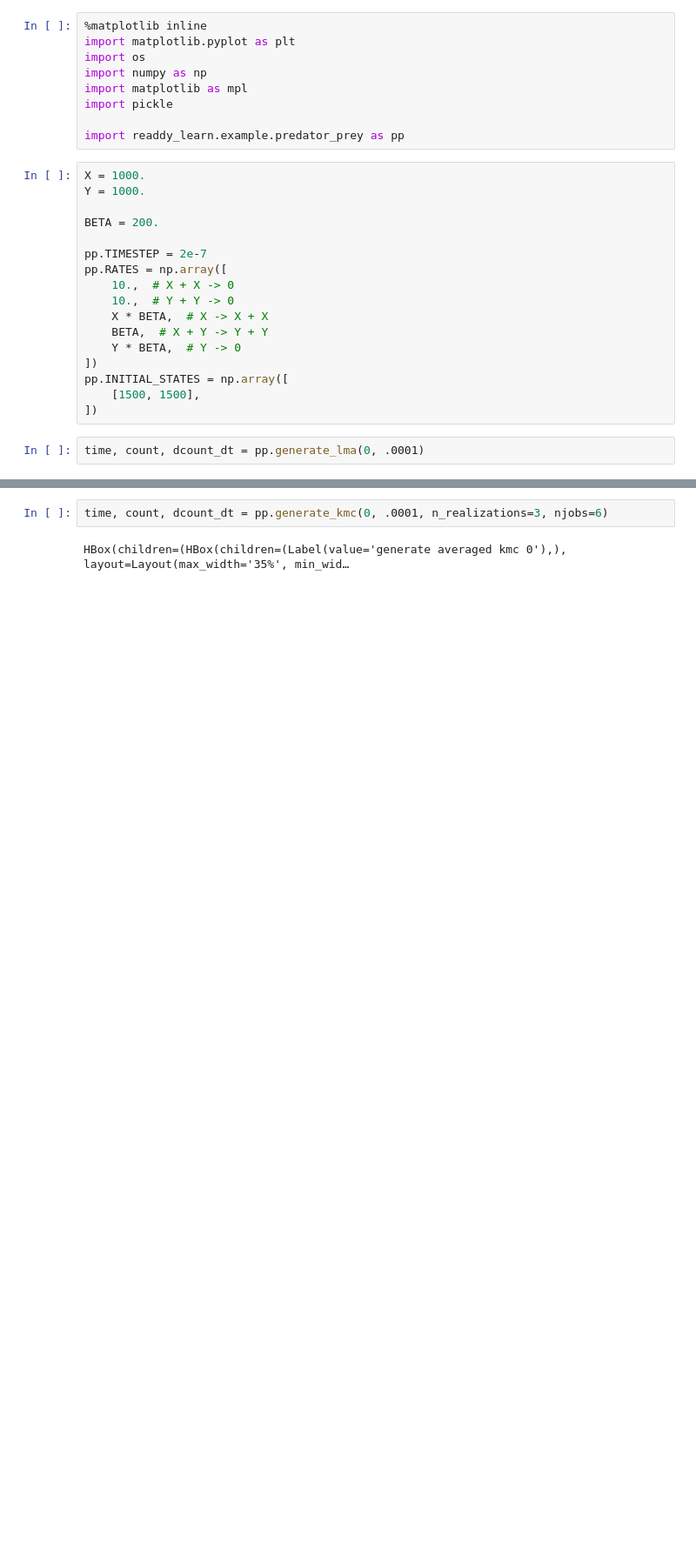
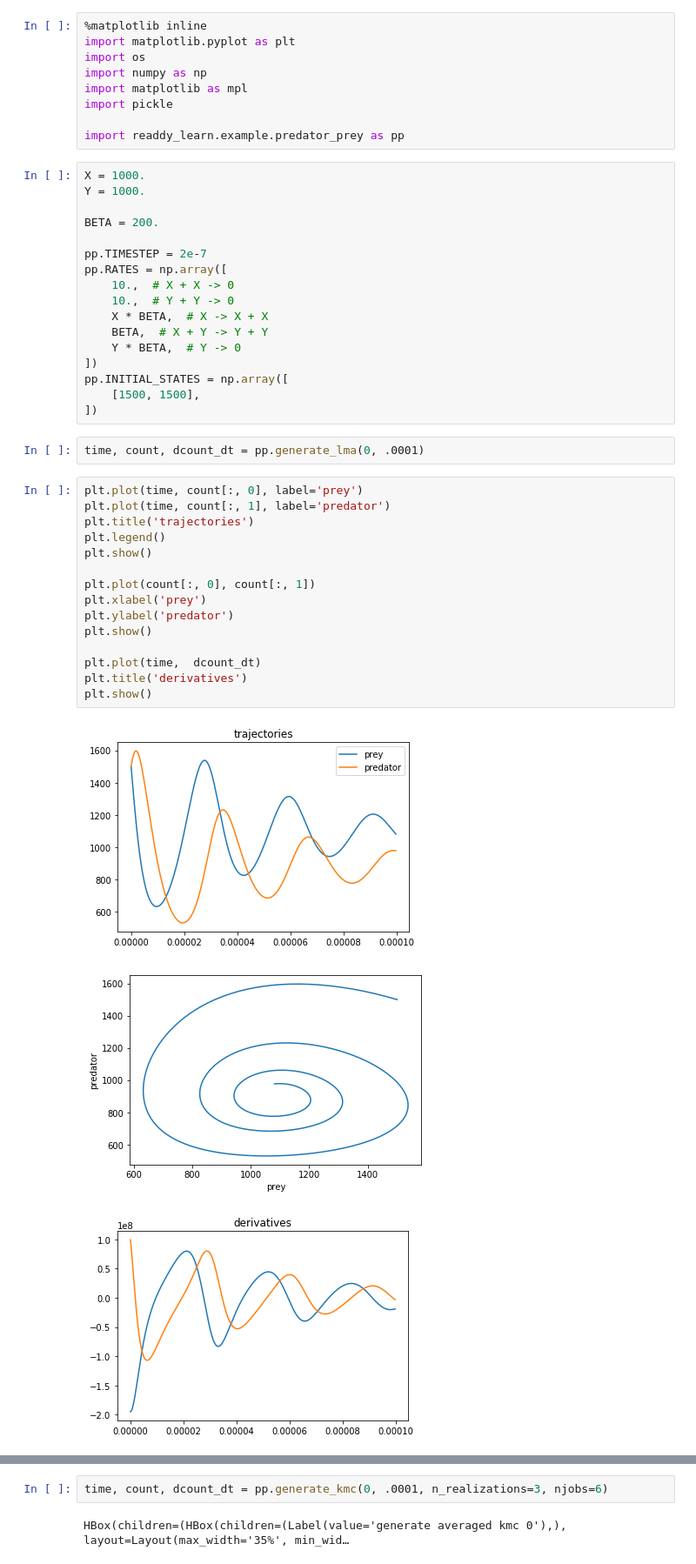
Before and after one commit to readdy/readdy_learn, a Jupyter notebook: predator_prey/predator_prey_playground.ipynb, the cells around one changed output, grey strips where cells are left out. Shown at 87% size. Cells and saved outputs as stored; diff of their text form; blank space fills up the shorter version.

```diff
--- a/predator_prey/predator_prey_playground.ipynb
+++ b/predator_prey/predator_prey_playground.ipynb
@@ -26,3 +26,22 @@ pp.INITIAL_STATES = np.array([
 ])
 # %%
 time, count, dcount_dt = pp.generate_lma(0, .0001)
+# %%
+plt.plot(time, count[:, 0], label='prey')
+plt.plot(time, count[:, 1], label='predator')
+plt.title('trajectories')
+plt.legend()
+plt.show()
+
+plt.plot(count[:, 0], count[:, 1])
+plt.xlabel('prey')
+plt.ylabel('predator')
+plt.show()
+
+plt.plot(time,  dcount_dt)
+plt.title('derivatives')
+plt.show()
+# %% [output]
+[figure, added]
+[figure, added]
+[figure, added]
```
Also changed, not shown: parts of 6 cells of this notebook.
